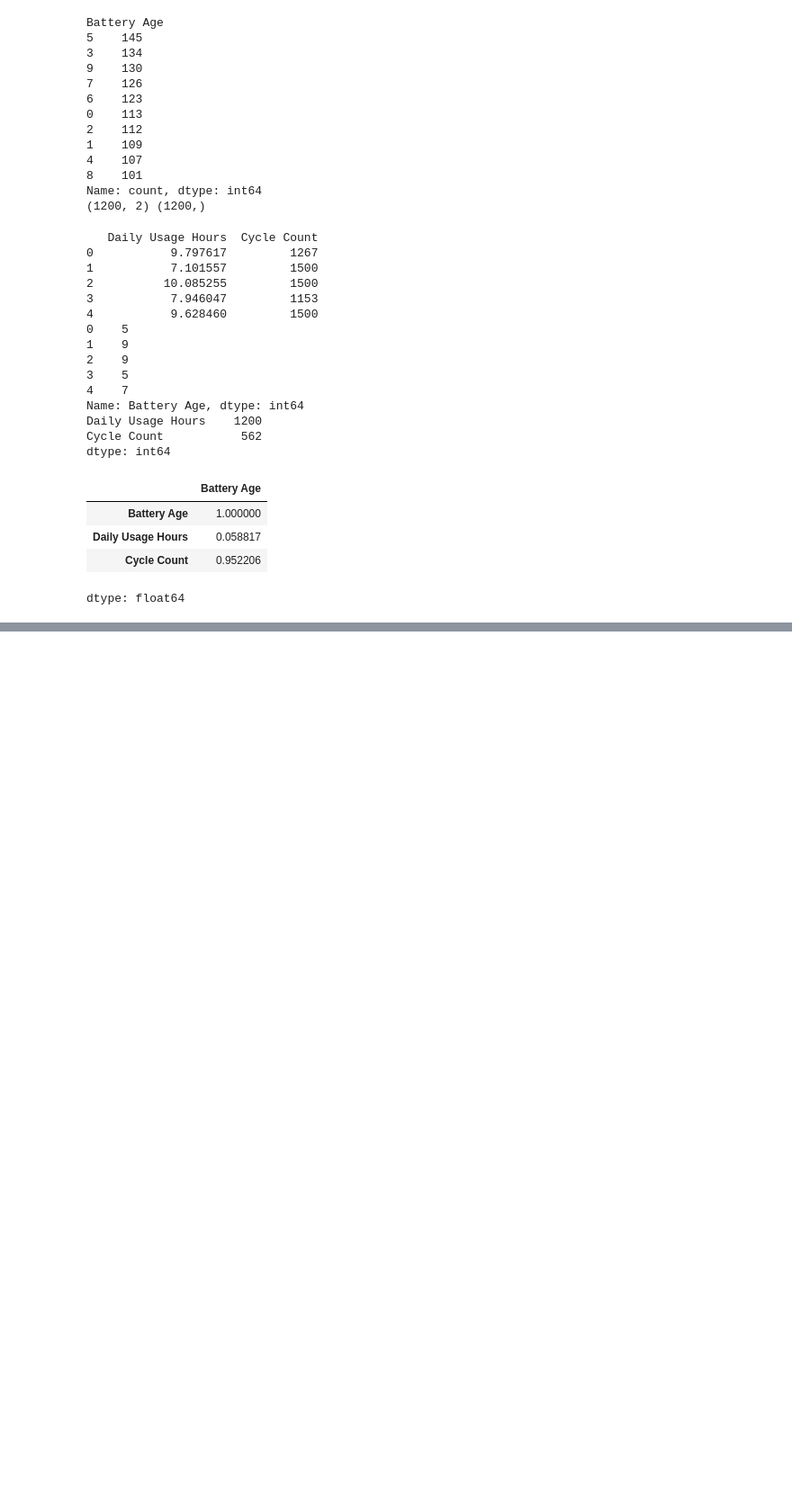
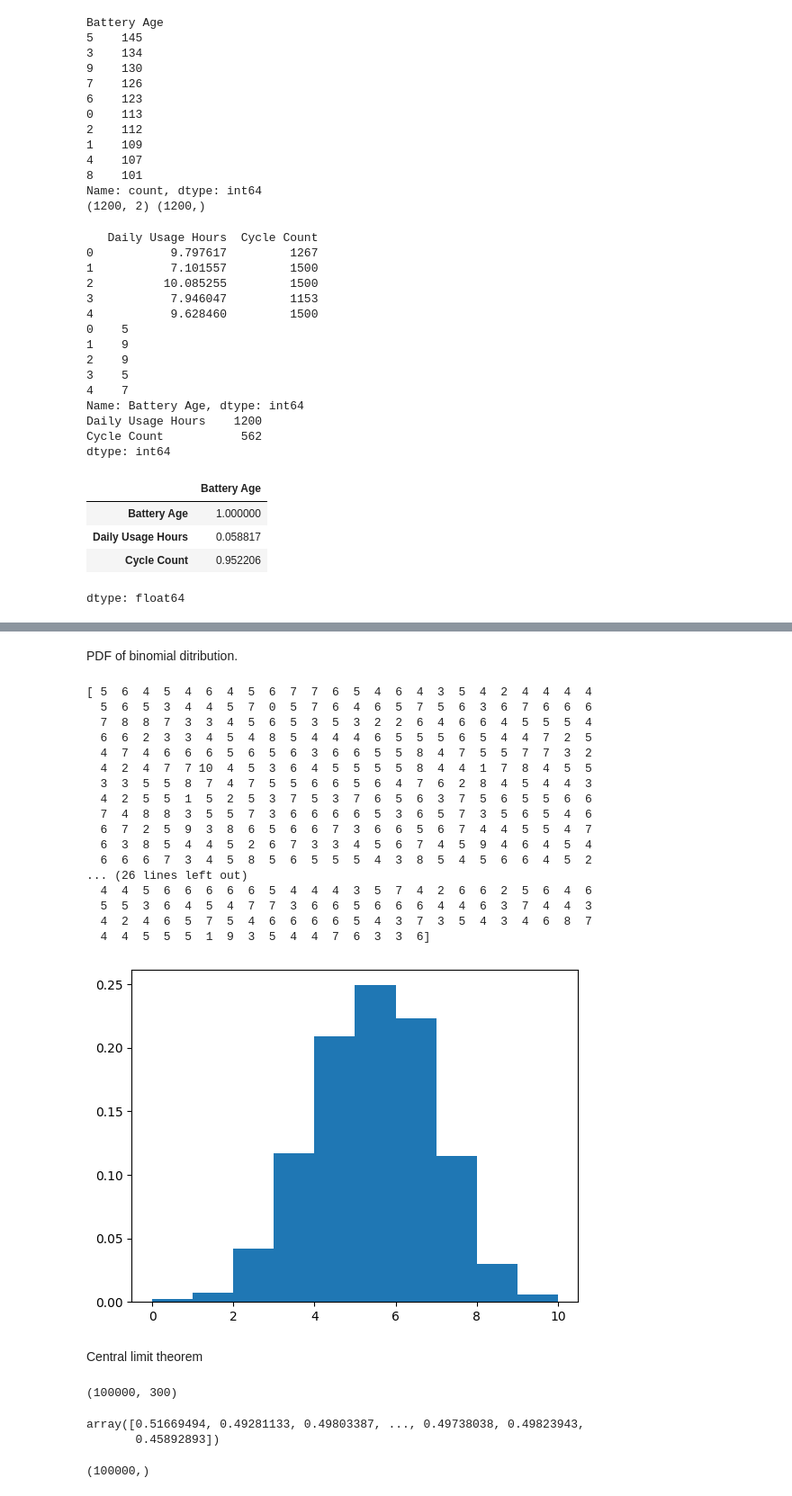
Before and after one commit to SUCCESSneeded/practice, a Jupyter notebook: Mlmaths.ipynb, the cells around one changed output, grey strips where cells are left out. Shown at 90% size. Saved outputs shown, nothing was run; the diff lists cells and outputs as text; code cells hidden in the pictures; blank space fills up the shorter version.

```diff
--- a/Mlmaths.ipynb
+++ b/Mlmaths.ipynb
@@ -556,3 +556,53 @@ Increase the number of iterations (max_iter) or scale the data as shown in:
 Please also refer to the documentation for alternative solver options:
     https://scikit-learn.org/stable/modules/linear_model.html#logistic-regression
   n_iter_i = _check_optimize_result(
+# %% [markdown]
+PDF of binomial ditribution.
+# %%
+n=10    #number of trials
+probability=0.5
+binomial_d=np.random.binomial(n=n,p=probability,size=1000)
+print(binomial_d)
+plt.hist(binomial_d,density=True)
+plt.show()
+# when probability of success is less left skewed graph and vice versa
+# %% [output]
+[ 5  6  4  5  4  6  4  5  6  7  7  6  5  4  6  4  3  5  4  2  4  4  4  4
+  5  6  5  3  4  4  5  7  0  5  7  6  4  6  5  7  5  6  3  6  7  6  6  6
+  7  8  8  7  3  3  4  5  6  5  3  5  3  2  2  6  4  6  6  4  5  5  5  4
+  6  6  2  3  3  4  5  4  8  5  4  4  4  6  5  5  5  6  5  4  4  7  2  5
+  4  7  4  6  6  6  5  6  5  6  3  6  6  5  5  8  4  7  5  5  7  7  3  2
+  4  2  4  7  7 10  4  5  3  6  4  5  5  5  5  8  4  4  1  7  8  4  5  5
+  3  3  5  5  8  7  4  7  5  5  6  6  5  6  4  7  6  2  8  4  5  4  4  3
+  4  2  5  5  1  5  2  5  3  7  5  3  7  6  5  6  3  7  5  6  5  5  6  6
+  7  4  8  8  3  5  5  7  3  6  6  6  6  5  3  6  5  7  3  5  6  5  4  6
+  6  7  2  5  9  3  8  6  5  6  6  7  3  6  6  5  6  7  4  4  5  5  4  7
+  6  3  8  5  4  4  5  2  6  7  3  3  4  5  6  7  4  5  9  4  6  4  5  4
+  6  6  6  7  3  4  5  8  5  6  5  5  5  4  3  8  5  4  5  6  6  4  5  2
+... (26 lines left out)
+  4  4  5  6  6  6  6  6  5  4  4  4  3  5  7  4  2  6  6  2  5  6  4  6
+  5  5  3  6  4  5  4  7  7  3  6  6  5  6  6  6  4  4  6  3  7  4  4  3
+  4  2  4  6  5  7  5  4  6  6  6  6  5  4  3  7  3  5  4  3  4  6  8  7
+  4  4  5  5  5  1  9  3  5  4  4  7  6  3  3  6]
+[figure, added]
+# %% [markdown]
+Central limit theorem
+# %%
+num_sample=100000
+sample_size=300
+dist_range=(0,1)
+
+samples=np.random.uniform(dist_range[0],dist_range[1],(num_sample,sample_size))
+samples.shape
+# %% [output]
+(100000, 300)
+# %%
+sample_mean=np.mean(samples,axis=1)
+sample_mean
+# %% [output]
+array([0.51669494, 0.49281133, 0.49803387, ..., 0.49738038, 0.49823943,
+       0.45892893])
+# %%
+sample_mean.shape
+# %% [output]
+(100000,)
```
Also changed, not shown: parts of 26 cells of this notebook.
